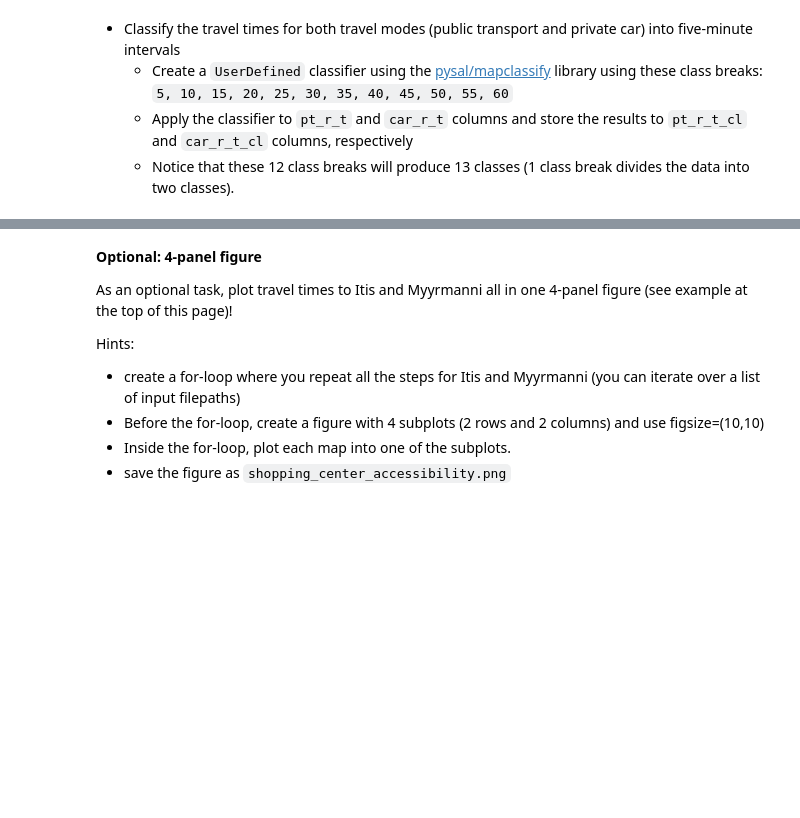
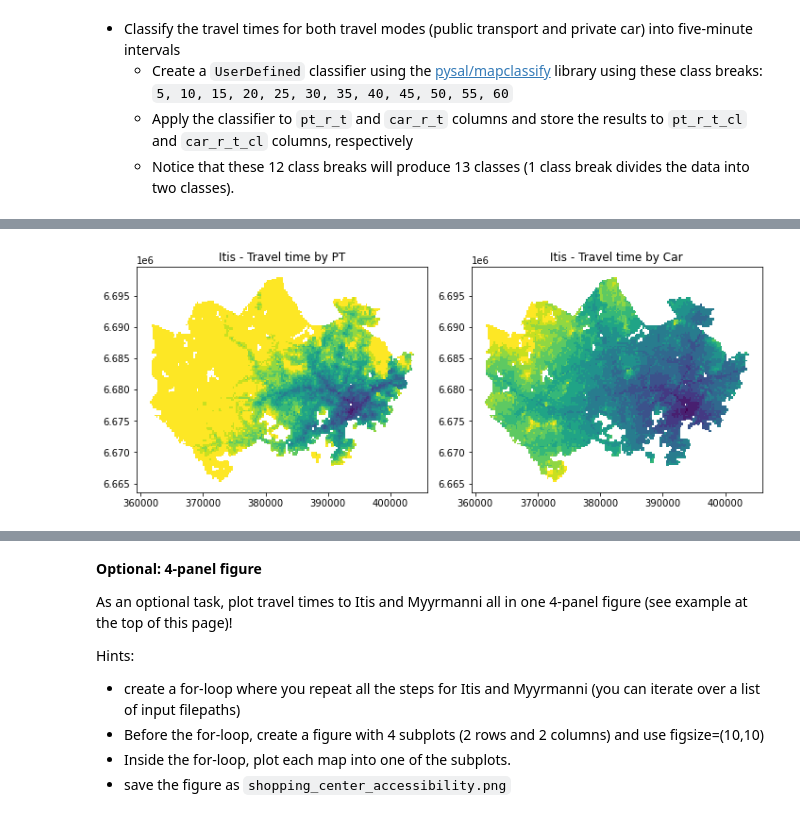
Before and after one commit to Joe-Degs/AutoGIS, a Jupyter notebook: lesson4/exercise-4/Exercise-4-problem-1.ipynb, the cells around one changed output, grey strips where cells are left out. Saved outputs shown, nothing was run; the diff lists cells and outputs as text; code cells hidden in the pictures; blank space fills up the shorter version.

```diff
--- a/lesson4/exercise-4/Exercise-4-problem-1.ipynb
+++ b/lesson4/exercise-4/Exercise-4-problem-1.ipynb
@@ -53,4 +87,5 @@ print(f"\nITIS: {len(data)} rows")
   - store the join output into a variable called `data_geo`
 # %%
 # REPLACE THE ERROR BELOW WITH YOUR OWN CODE
-raise NotImplementedError()
+data_geo = grid.merge(data, how='left', left_on='YKR_ID', right_on='from_id')
+data_geo.head()
@@ -68,7 +110,10 @@ assert all(x in data_geo.columns for x in required_columns), "Couldn't find all
 - Remove all rows containing no-data values (`-1`) from `data_geo`. You can for example [replace](https://pandas.pydata.org/pandas-docs/stable/reference/api/pandas.DataFrame.replace.html) the no-data values with numpy's `np.nan`, and then drop rows containing no-data values using the [DataFrame.dropna](https://pandas.pydata.org/pandas-docs/stable/reference/api/pandas.DataFrame.dropna.html) function.
 # %%
 # REPLACE THE ERROR BELOW WITH YOUR OWN CODE
-raise NotImplementedError()
+import numpy as np
+
+data_geo = data_geo.replace(-1, np.nan)
+data_geo = data_geo.dropna()
 # %%
 # NON-EDITABLE TEST CELL
 # Check that -1 values are not present in the columns
@@ -80,4 +125,6 @@ assert -1 not in data_geo["pt_r_t"], "NoData values (-1) should be removed from
     - Notice that these 12 class breaks will produce 13 classes (1 class break divides the data into two classes).
 # %%
 # REPLACE THE ERROR BELOW WITH YOUR OWN CODE
-raise NotImplementedError()
+cal = [5, 10, 15, 20, 25, 30, 35, 40, 45, 50, 55, 60]
+classifier = mpc.UserDefined.make(bins=cal)
+classifier
@@ -83,0 +133,3 @@ raise NotImplementedError()
+# %%
+data_geo['car_r_t_cl'] = data_geo[['car_r_t']].apply(classifier)
+data_geo['pt_r_t_cl'] = data_geo[['pt_r_t']].apply(classifier)
@@ -103,10 +180,18 @@ Create a 1x2 plot where the you plot travel times by public transport and travel
 - Save the figure into disk with filename `itis_accessibility.png`
 # %%
 # Define output filename for the figure in here and use it when saving the file:
-output_fig1 = ""
-
+output_fig1 = "itis_accessibility.png"
+fig, (ax, ax1) = plt.subplots(nrows=1, ncols=2, figsize=(10, 5))
+data_geo.plot(ax=ax, column='pt_r_t_cl')
+ax.set_title('Itis - Travel time by PT')
+data_geo.plot(ax=ax1, column='car_r_t_cl')
+ax1.set_title('Itis - Travel time by Car')
+plt.tight_layout()
+plt.savefig(output_fig1)
+plt.show()
 # REPLACE THE ERROR BELOW WITH YOUR OWN CODE
-raise NotImplementedError()
+# %% [output]
+[figure, added]
 # %%
 # NON-EDITABLE TEST CELL
 # Check that output figure file exists
```
Also changed, not shown: parts of 20 cells of this notebook, 2 other files.
